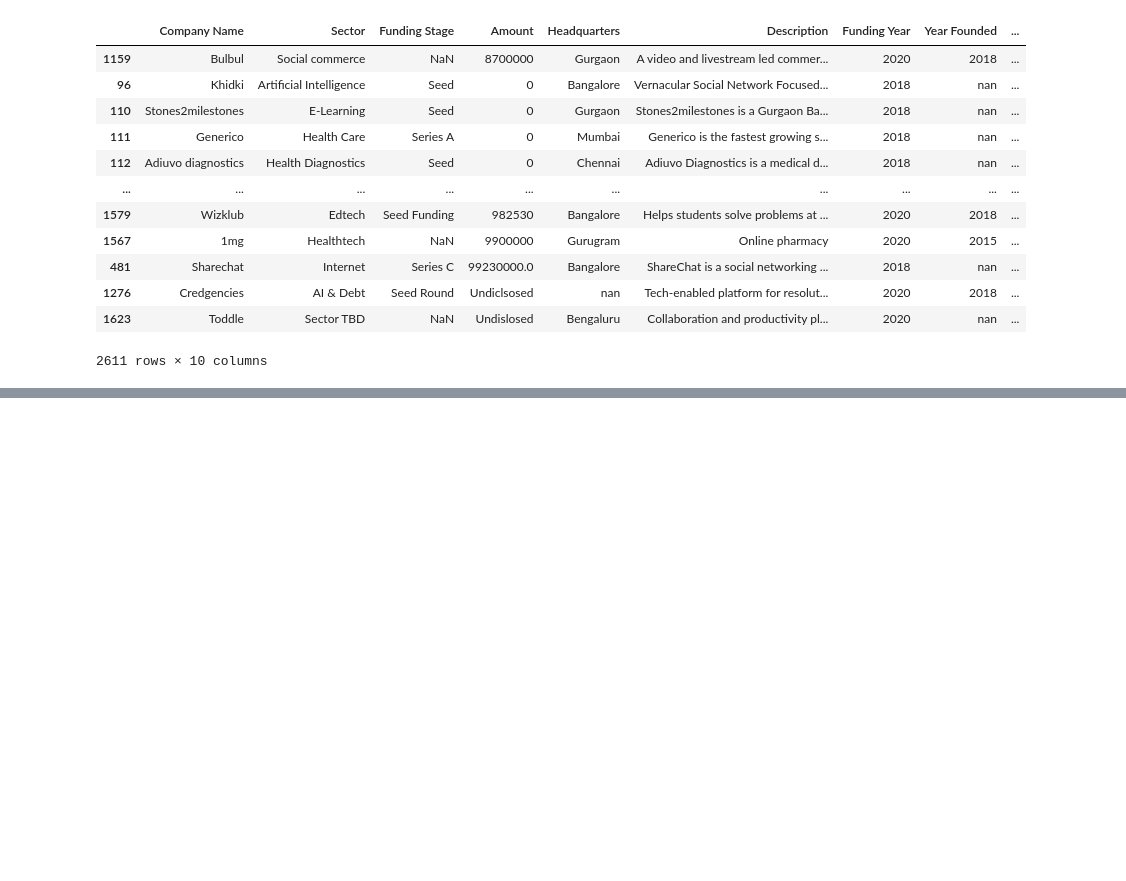
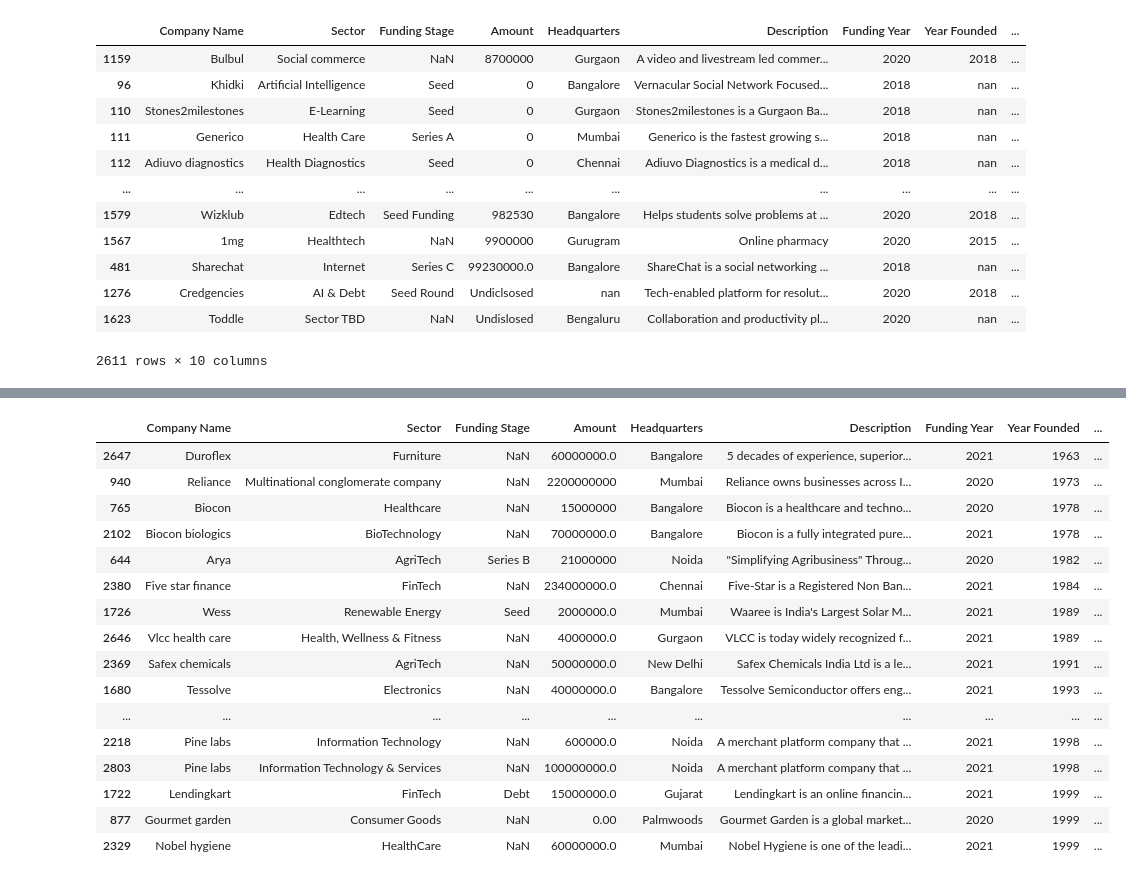
Before and after one commit to GYASIHAYFORD/TEAM_HAVANA1, a Jupyter notebook: Indian_Start_Up_Fund.ipynb, the cells around one changed output, grey strips where cells are left out. Saved outputs shown, nothing was run; the diff lists cells and outputs as text; code cells hidden in the pictures; blank space fills up the shorter version.

```diff
--- a/Indian_Start_Up_Fund.ipynb
+++ b/Indian_Start_Up_Fund.ipynb
@@ -728,0 +859,32 @@ TypeError: '<' not supported between instances of 'float' and 'str'
+# %%
+# which "startups" were founded earlier than 2000
+complete_set.loc[(complete_set["Year Founded"] == "1963") |
+                (complete_set["Year Founded"] == "1973") |
+                (complete_set["Year Founded"] == "1978") |
+                (complete_set["Year Founded"] == "1982") |
+                (complete_set["Year Founded"] == "1984") |
+                (complete_set["Year Founded"] == "1989") |
+                (complete_set["Year Founded"] == "1991") |
+                (complete_set["Year Founded"] == "1993") |
+                (complete_set["Year Founded"] == "1994") |
+                (complete_set["Year Founded"] == "1995") |
+                (complete_set["Year Founded"] == "1998") |
+                (complete_set["Year Founded"] == "1999")].sort_values(by = "Year Founded")
+# %% [output]
+|  | Company Name | Sector | Funding Stage | Amount | Headquarters | Description | Funding Year | Year Founded | ... |
+| 2647 | Duroflex | Furniture | NaN | 60000000.0 | Bangalore | 5 decades of experience, superior... | 2021 | 1963 | ... |
+| 940 | Reliance | Multinational conglomerate company | NaN | 2200000000 | Mumbai | Reliance owns businesses across I... | 2020 | 1973 | ... |
+| 765 | Biocon | Healthcare | NaN | 15000000 | Bangalore | Biocon is a healthcare and techno... | 2020 | 1978 | ... |
+| 2102 | Biocon biologics | BioTechnology | NaN | 70000000.0 | Bangalore | Biocon is a fully integrated pure... | 2021 | 1978 | ... |
+| 644 | Arya | AgriTech | Series B | 21000000 | Noida | "Simplifying Agribusiness" Throug... | 2020 | 1982 | ... |
+| 2380 | Five star finance | FinTech | NaN | 234000000.0 | Chennai | Five-Star is a Registered Non Ban... | 2021 | 1984 | ... |
+| 1726 | Wess | Renewable Energy | Seed | 2000000.0 | Mumbai | Waaree is India's Largest Solar M... | 2021 | 1989 | ... |
+| 2646 | Vlcc health care | Health, Wellness & Fitness | NaN | 4000000.0 | Gurgaon | VLCC is today widely recognized f... | 2021 | 1989 | ... |
+| 2369 | Safex chemicals | AgriTech | NaN | 50000000.0 | New Delhi | Safex Chemicals India Ltd is a le... | 2021 | 1991 | ... |
+| 1680 | Tessolve | Electronics | NaN | 40000000.0 | Bangalore | Tessolve Semiconductor offers eng... | 2021 | 1993 | ... |
+| ... | ... | ... | ... | ... | ... | ... | ... | ... | ... |
+| 2218 | Pine labs | Information Technology | NaN | 600000.0 | Noida | A merchant platform company that ... | 2021 | 1998 | ... |
+| 2803 | Pine labs | Information Technology & Services | NaN | 100000000.0 | Noida | A merchant platform company that ... | 2021 | 1998 | ... |
+| 1722 | Lendingkart | FinTech | Debt | 15000000.0 | Gujarat | Lendingkart is an online financin... | 2021 | 1999 | ... |
+| 877 | Gourmet garden | Consumer Goods | NaN | 0.00 | Palmwoods | Gourmet Garden is a global market... | 2020 | 1999 | ... |
+| 2329 | Nobel hygiene | HealthCare | NaN | 60000000.0 | Mumbai | Nobel Hygiene is one of the leadi... | 2021 | 1999 | ... |
```
Also changed, not shown: parts of 12 cells of this notebook.
